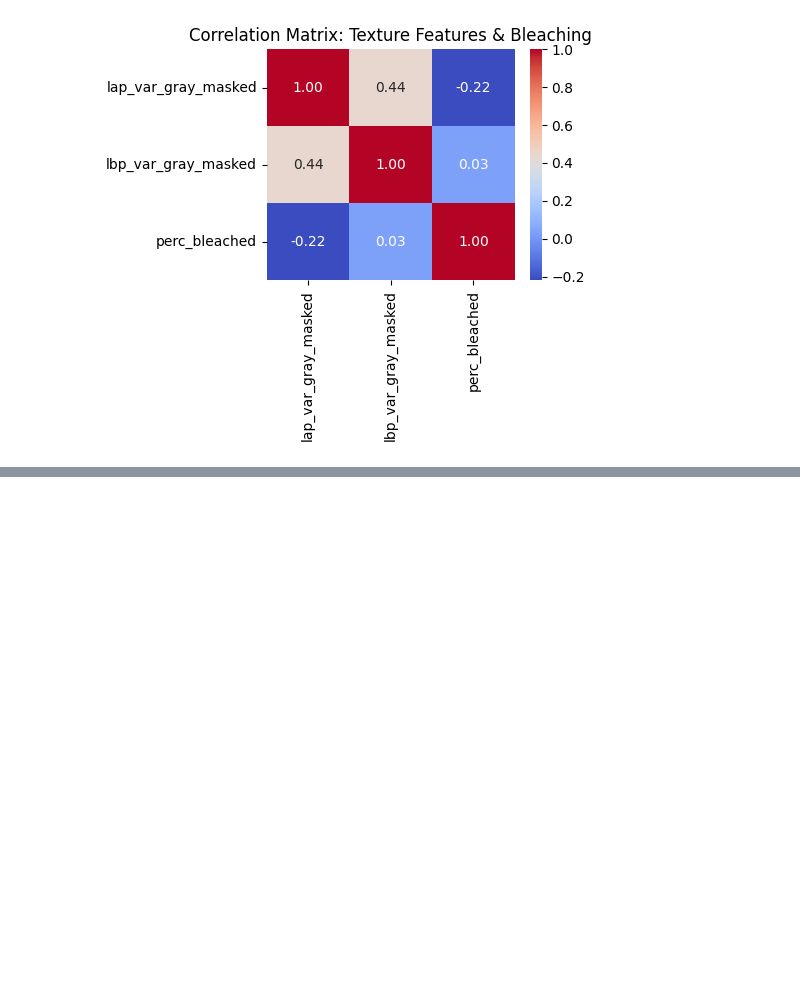
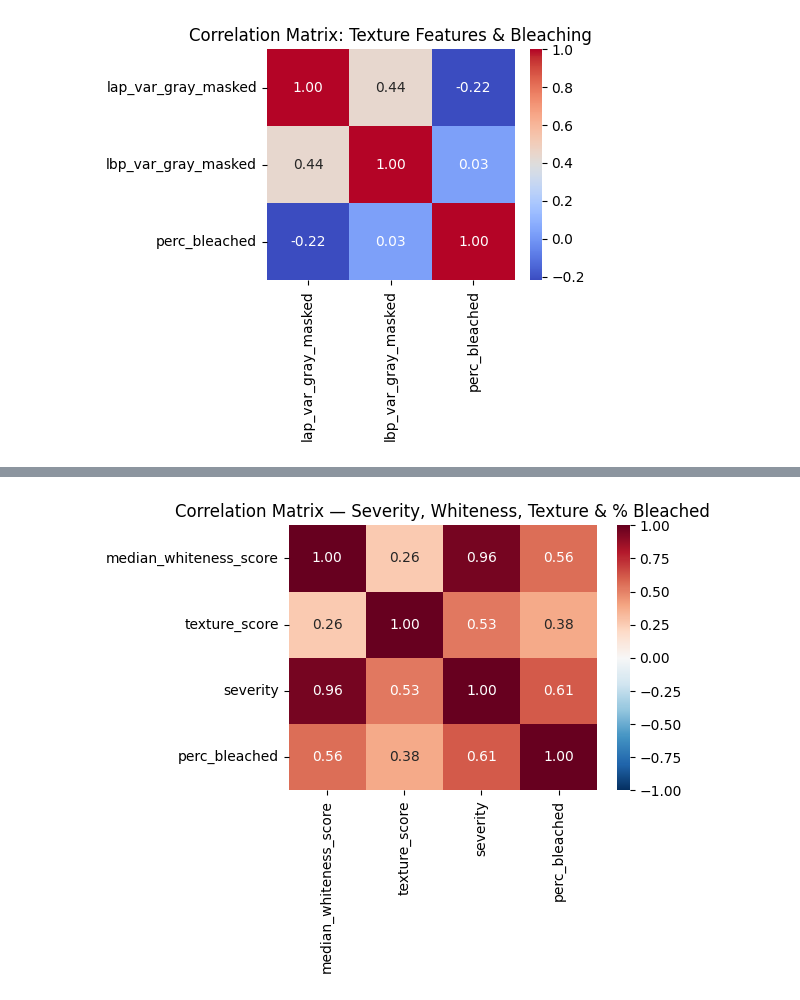
Before and after one commit to TimoWijnen2001/DC3-clean, a Jupyter notebook: final.ipynb, the cells around one changed output, grey strips where cells are left out. Drawn from its saved outputs; the diff is of its cells as text; code cells hidden in the pictures; blank space fills up the shorter version.

```diff
--- a/final.ipynb
+++ b/final.ipynb
@@ -707,5 +712,4 @@ keep_columns = ['image_stem', 'bleached_percentage', 'mean_raw_red_z',
        'mean_albedo_z', 'mean_luminance_z', 'mean_saturation_z',
        'median_raw_red_z', 'median_albedo_z', 'median_luminance_z',
        'median_saturation_z']
-df_out = df_out[keep_columns]
-df_out.to_csv("csv_folder/standardized_color_feature_score_per_image.csv", index=False)
+df_standardized_color_features = df_out[keep_columns]
@@ -1397,0 +1036,88 @@ bleached_percentage               -0.018                1.000
+# %%
+# Merge the texture and whiteness dataframes
+df_merged = pd.merge(
+    df_standardized_texture_features[["image_stem", "texture_score", "perc_bleached"]],
+    df_standardized_color_features[["image_stem", "median_whiteness_score", "mean_whiteness_score"]],
+    on="image_stem",
+    how="inner",
+    validate="one_to_one",
+)
+
+# Compute correlations between texture and whiteness
+corr_median = df_merged["texture_score"].corr(df_merged["median_whiteness_score"])
+corr_mean   = df_merged["texture_score"].corr(df_merged["mean_whiteness_score"])
+
+
+# Compute correlation between texture/whiteness and percentage bleached
+corr_features = df_merged[[
+    'median_whiteness_score',
+    'texture_score',
+    'perc_bleached'
+]]
+corr_matrix_features = corr_features.corr()
+r_xy = np.array([corr_matrix_features.iloc[0,2], corr_matrix_features.iloc[1,2]])   # Correlations with bleaching
+R_xx = np.array([                                                                   # Feature-feature correlations
+    [corr_matrix_features.iloc[0,0],  corr_matrix_features.iloc[0,1]],
+    [corr_matrix_features.iloc[1,0],  corr_matrix_features.iloc[1,1]],
+])
+
+# Define regression weights, and severity column.
+beta = inv(R_xx) @ r_xy # (median_whiteness_score, texture_score)
+
+df_merged["severity"] = (
+    beta[0] * df_merged["median_whiteness_score"]
+    + beta[1] * df_merged["texture_score"]
+)
+
+
+# Save final DataFrame
+df_merged.to_csv("csv_folder/merged_with_severity.csv", index=False)
+
+# Compute correlation matrix with new severity score.
+corr_features = ["median_whiteness_score", "texture_score", "severity", "perc_bleached"]
+corr_matrix = df_merged[corr_features].corr()
+
+
+# The correlation matrix is plotted
+plt.figure(figsize=(6, 5))
+sns.heatmap(
+    corr_matrix.round(2),
+    annot=True,
+    cmap="RdBu_r",
+    vmin=-1,
+    vmax=1,
+    center=0,
+    fmt=".2f"
+)
+plt.title("Correlation Matrix — Severity, Whiteness, Texture & % Bleached", fontsize=12)
+plt.tight_layout()
+plt.savefig("visualisations/heatmap_severity_whiteness_texture.png", dpi=300)
+plt.show()
+
+
+# Scatter plot of texture vs whiteness is plotted
+plt.figure(figsize=(10, 4))
+
+plt.subplot(1, 2, 1)
+sns.regplot(
+    data=df_merged, x="texture_score", y="median_whiteness_score",
+    scatter_kws={"alpha": 0.6}, line_kws={"color": "red"}
+)
+plt.title(f"Texture vs Median Whiteness (r = {corr_median:.2f})")
+plt.xlabel("Texture Score")
+plt.ylabel("Median Whiteness Score")
+
+plt.subplot(1, 2, 2)
+sns.regplot(
+    data=df_merged, x="texture_score", y="mean_whiteness_score",
+    scatter_kws={"alpha": 0.6}, line_kws={"color": "red"}
+)
+plt.title(f"Texture vs Mean Whiteness (r = {corr_mean:.2f})")
+plt.xlabel("Texture Score")
+plt.ylabel("Mean Whiteness Score")
+
+plt.tight_layout()
+
+plt.show()
+# %% [output]
+[figure, added]
```
Also changed, not shown: parts of 19 cells of this notebook, 20 other files.
